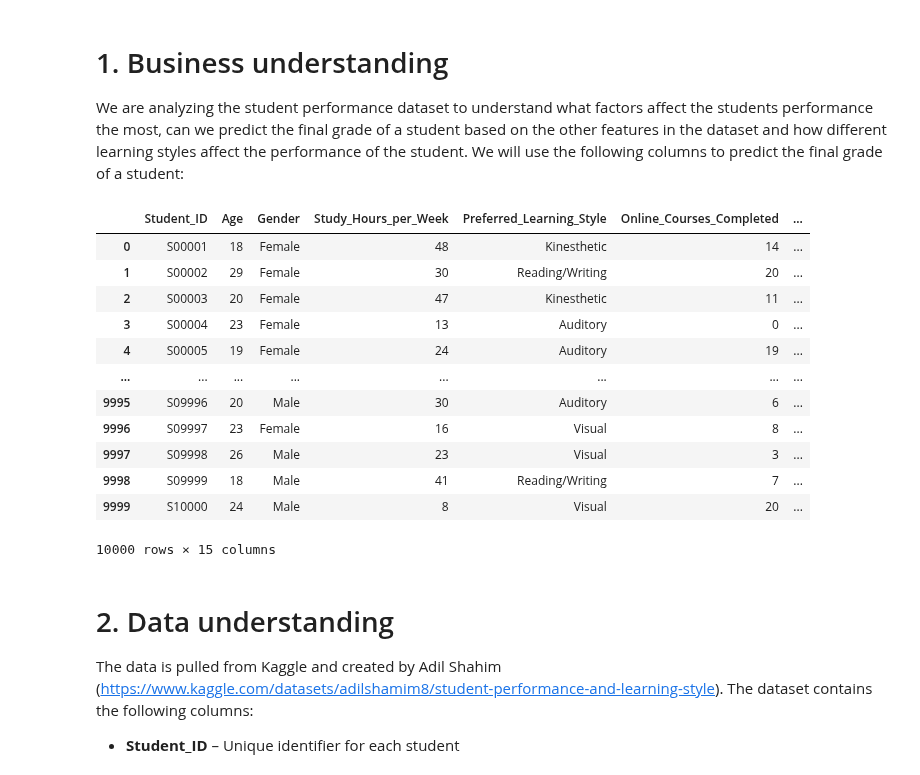
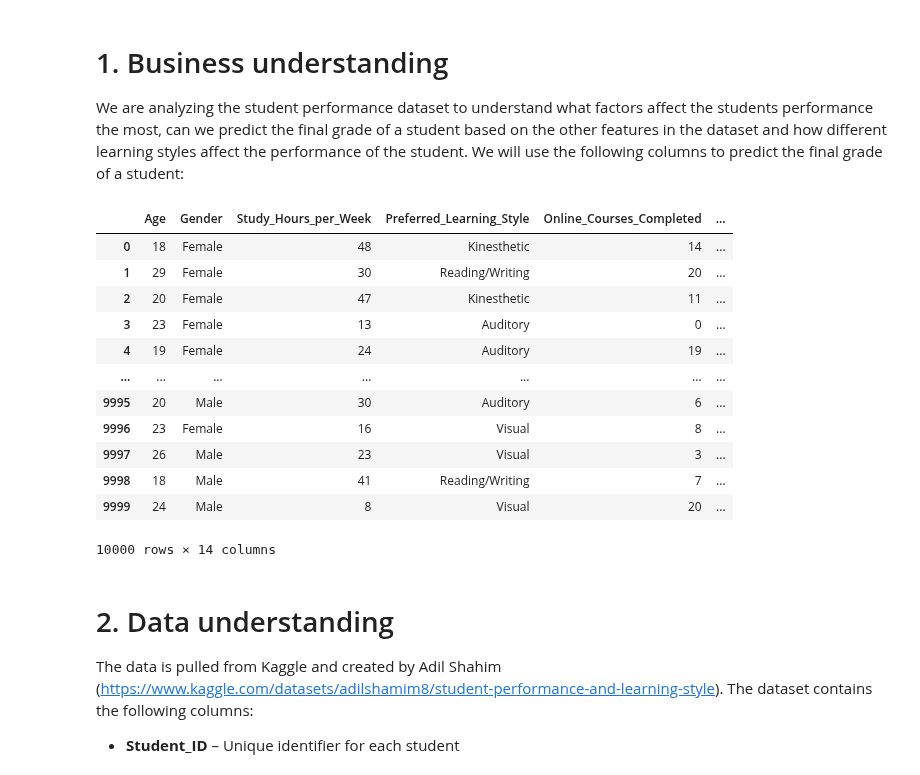
Before and after one commit to SamuliLam/dkko, a Jupyter notebook: project.ipynb, the cells around one changed output. Cells and saved outputs as stored; diff of their text form; code cells hidden in the pictures.

```diff
--- a/project.ipynb
+++ b/project.ipynb
@@ -7,22 +7,22 @@ import numpy as np
 # 1. Business understanding
 We are analyzing the student performance dataset to understand what factors affect the students performance the most, can we predict the final grade of a student based on the other features in the dataset and how different learning styles affect the performance of the student. We will use the following columns to predict the final grade of a student:
 # %%
-df = pd.read_csv('./datasets/student_performance_large_dataset.csv')
+df = pd.read_csv('./datasets/student_performance_large_dataset.csv').drop(columns=['Student_ID'], axis=1)
 df
 # %% [output]
-|  | Student_ID | Age | Gender | Study_Hours_per_Week | Preferred_Learning_Style | Online_Courses_Completed | ... |
-| 0 | S00001 | 18 | Female | 48 | Kinesthetic | 14 | ... |
-| 1 | S00002 | 29 | Female | 30 | Reading/Writing | 20 | ... |
-| 2 | S00003 | 20 | Female | 47 | Kinesthetic | 11 | ... |
-| 3 | S00004 | 23 | Female | 13 | Auditory | 0 | ... |
-| 4 | S00005 | 19 | Female | 24 | Auditory | 19 | ... |
-| ... | ... | ... | ... | ... | ... | ... | ... |
-| 9995 | S09996 | 20 | Male | 30 | Auditory | 6 | ... |
-| 9996 | S09997 | 23 | Female | 16 | Visual | 8 | ... |
-| 9997 | S09998 | 26 | Male | 23 | Visual | 3 | ... |
-| 9998 | S09999 | 18 | Male | 41 | Reading/Writing | 7 | ... |
-| 9999 | S10000 | 24 | Male | 8 | Visual | 20 | ... |
+|  | Age | Gender | Study_Hours_per_Week | Preferred_Learning_Style | Online_Courses_Completed | ... |
+| 0 | 18 | Female | 48 | Kinesthetic | 14 | ... |
+| 1 | 29 | Female | 30 | Reading/Writing | 20 | ... |
+| 2 | 20 | Female | 47 | Kinesthetic | 11 | ... |
+| 3 | 23 | Female | 13 | Auditory | 0 | ... |
+| 4 | 19 | Female | 24 | Auditory | 19 | ... |
+| ... | ... | ... | ... | ... | ... | ... |
+| 9995 | 20 | Male | 30 | Auditory | 6 | ... |
+| 9996 | 23 | Female | 16 | Visual | 8 | ... |
+| 9997 | 26 | Male | 23 | Visual | 3 | ... |
+| 9998 | 18 | Male | 41 | Reading/Writing | 7 | ... |
+| 9999 | 24 | Male | 8 | Visual | 20 | ... |
-10000 rows × 15 columns
+10000 rows × 14 columns
 # %% [markdown]
 # 2. Data understanding
 The data is pulled from Kaggle and created by Adil Shahim (https://www.kaggle.com/datasets/adilshamim8/student-performance-and-learning-style). The dataset contains the following columns:
```
Also changed, not shown: parts of 5 cells of this notebook.
